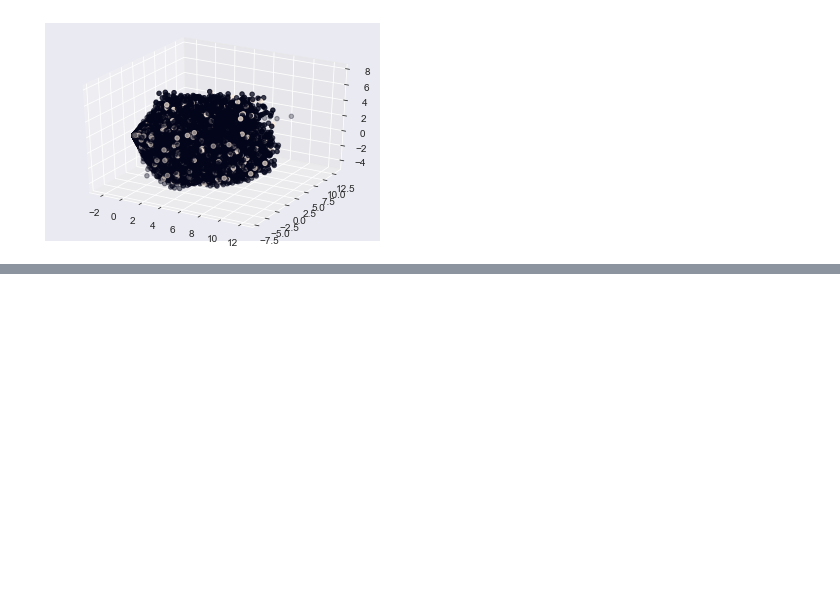
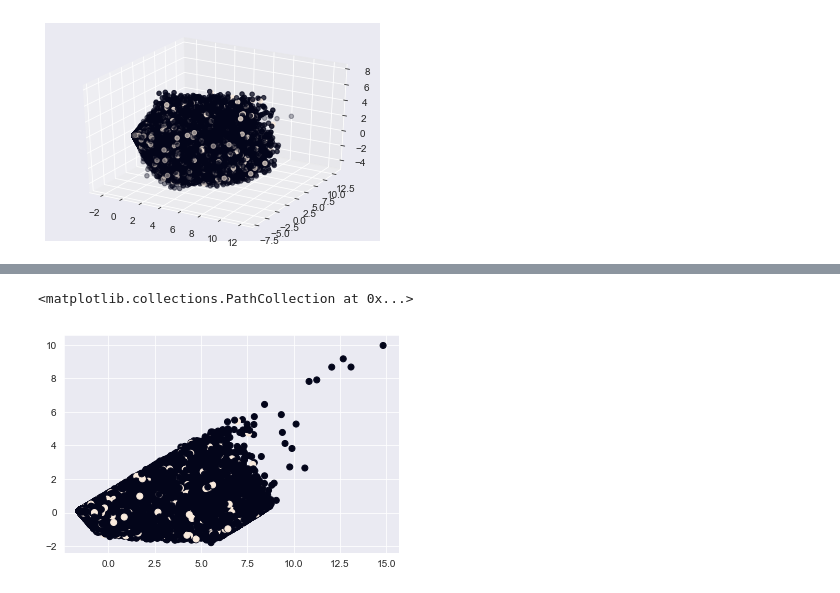
Before and after one commit to codefupanda/rendezvous_with_ml, a Jupyter notebook: week_02_data_analysis/day04_what_matters_in_music_subscription.ipynb, the cells around one changed output, grey strips where cells are left out. Drawn from its saved outputs; the diff is of its cells as text; code cells hidden in the pictures; blank space fills up the shorter version.

```diff
--- a/week_02_data_analysis/day04_what_matters_in_music_subscription.ipynb
+++ b/week_02_data_analysis/day04_what_matters_in_music_subscription.ipynb
@@ -338,0 +368,5 @@ ax.scatter(pca_df[:, 0], pca_df[:, 1], pca_df[:,2], c=filtered_members1['is_chur
+# %%
+plt.scatter(X_selected_pca[:, 0], X_selected_pca[:, 1], c=filtered_members1['is_churn'])
+# %% [output]
+<matplotlib.collections.PathCollection at 0x...>
+[figure, added]
```
Also changed, not shown: parts of 9 cells of this notebook.
